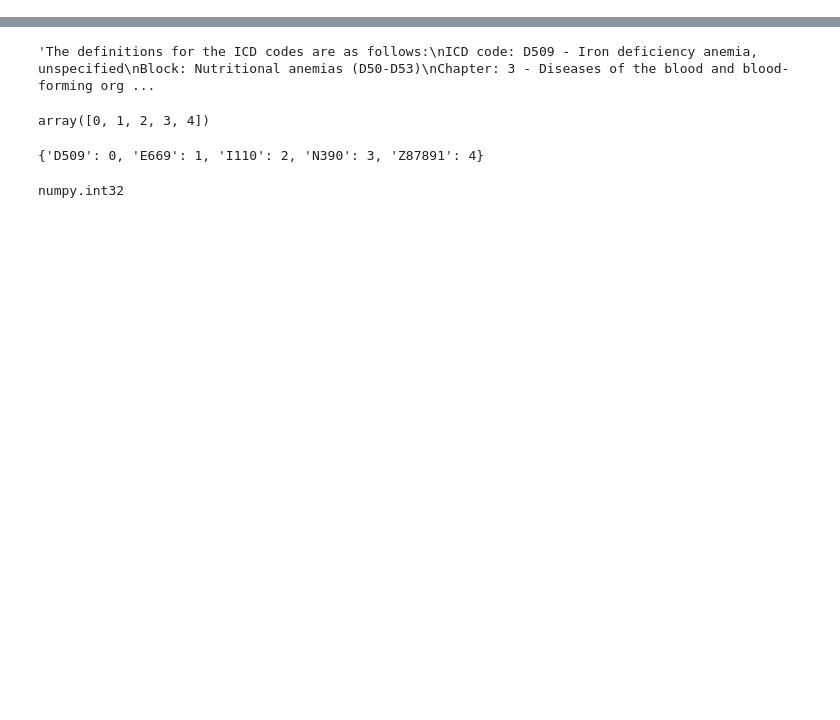
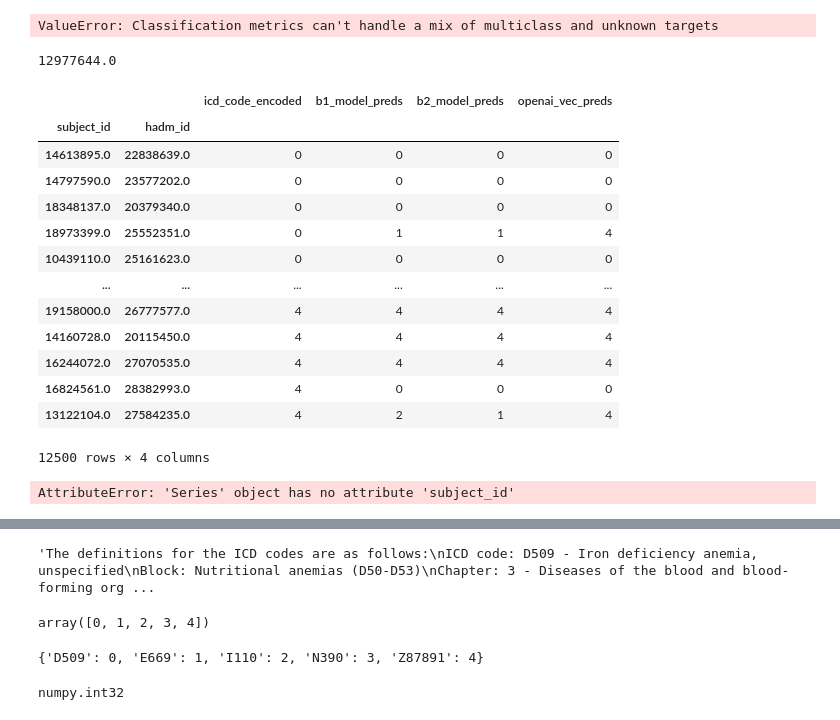
Before and after one commit to wailali17/automated_clinical_coding, a Jupyter notebook: acc_llms/test.ipynb, the cells around one changed output, grey strips where cells are left out. Saved outputs shown, nothing was run; the diff lists cells and outputs as text; code cells hidden in the pictures; blank space fills up the shorter version.

```diff
--- a/acc_llms/test.ipynb
+++ b/acc_llms/test.ipynb
@@ -0,0 +367,7 @@
+# %%
+utils.evaluation_metrics(
+    y_true=output_df["icd_code_encoded"],
+    y_pred=output_df["llm_predicted_icd"],
+    model_type="llm_model", clf=None)
+# %% [output]
+ValueError: Classification metrics can't handle a mix of multiclass and unknown targets
@@ -0,0 +379,28 @@
+# %%
+row.name[0]
+# %% [output]
+12977644.0
+# %%
+output_df = pd.read_pickle("data/altered_data/all_models_prediction_output.pkl")
+# %%
+output_df
+# %% [output]
+|  |  | icd_code_encoded | b1_model_preds | b2_model_preds | openai_vec_preds |
+| subject_id | hadm_id |  |  |  |  |
+| 14613895.0 | 22838639.0 | 0 | 0 | 0 | 0 |
+| 14797590.0 | 23577202.0 | 0 | 0 | 0 | 0 |
+| 18348137.0 | 20379340.0 | 0 | 0 | 0 | 0 |
+| 18973399.0 | 25552351.0 | 0 | 1 | 1 | 4 |
+| 10439110.0 | 25161623.0 | 0 | 0 | 0 | 0 |
+| ... | ... | ... | ... | ... | ... |
+| 19158000.0 | 26777577.0 | 4 | 4 | 4 | 4 |
+| 14160728.0 | 20115450.0 | 4 | 4 | 4 | 4 |
+| 16244072.0 | 27070535.0 | 4 | 4 | 4 | 4 |
+| 16824561.0 | 28382993.0 | 4 | 0 | 0 | 0 |
+| 13122104.0 | 27584235.0 | 4 | 2 | 1 | 4 |
+12500 rows × 4 columns
+# %%
+df = pd.read_pickle(f"data/altered_data/prepared_data.pkl")
+all_subjects =  llmc.convert_dataframe_to_text(df.sample(10))
+# %% [output]
+AttributeError: 'Series' object has no attribute 'subject_id'
```
Also changed, not shown: parts of 35 cells of this notebook, 6 other files.
